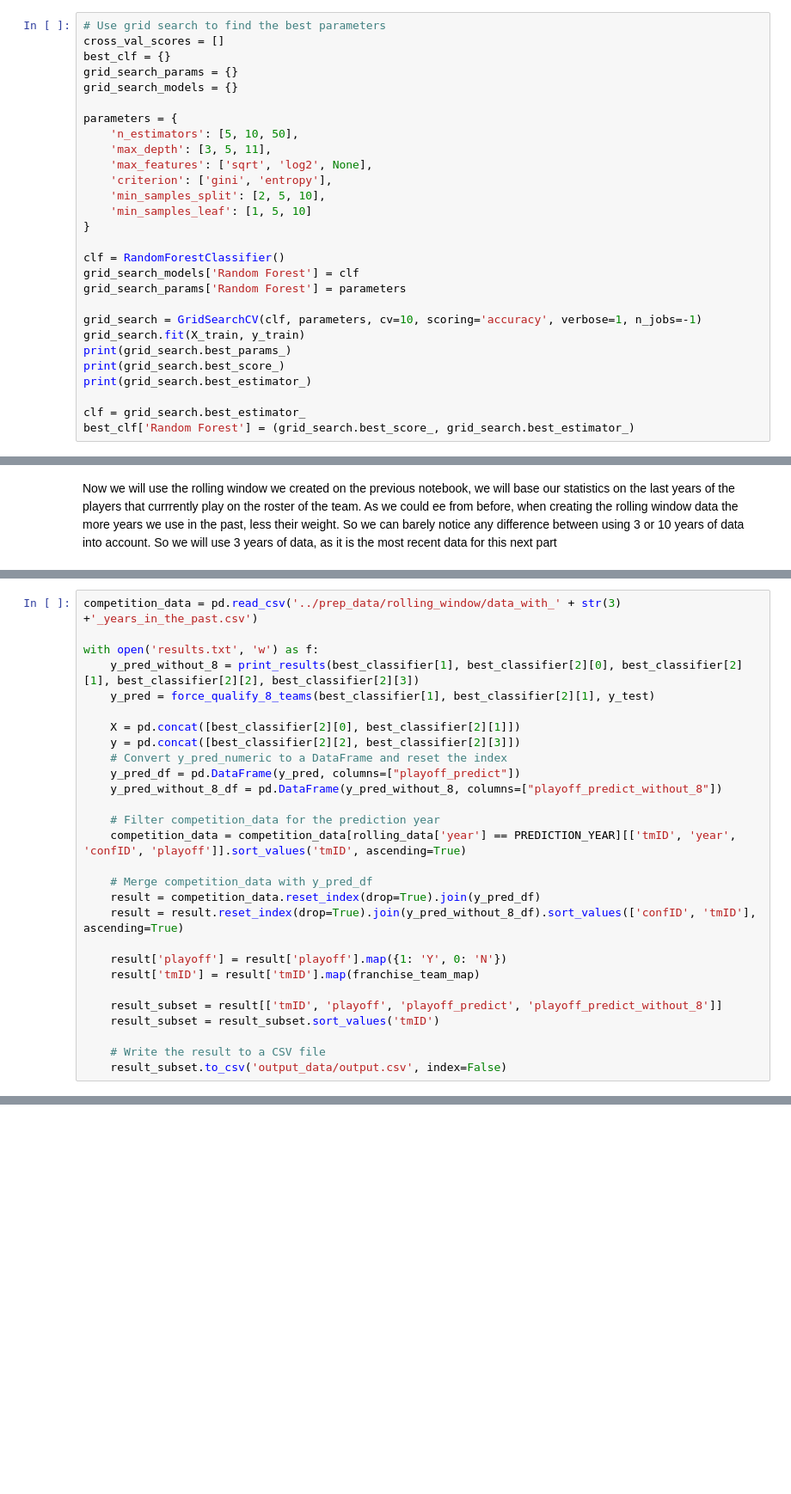
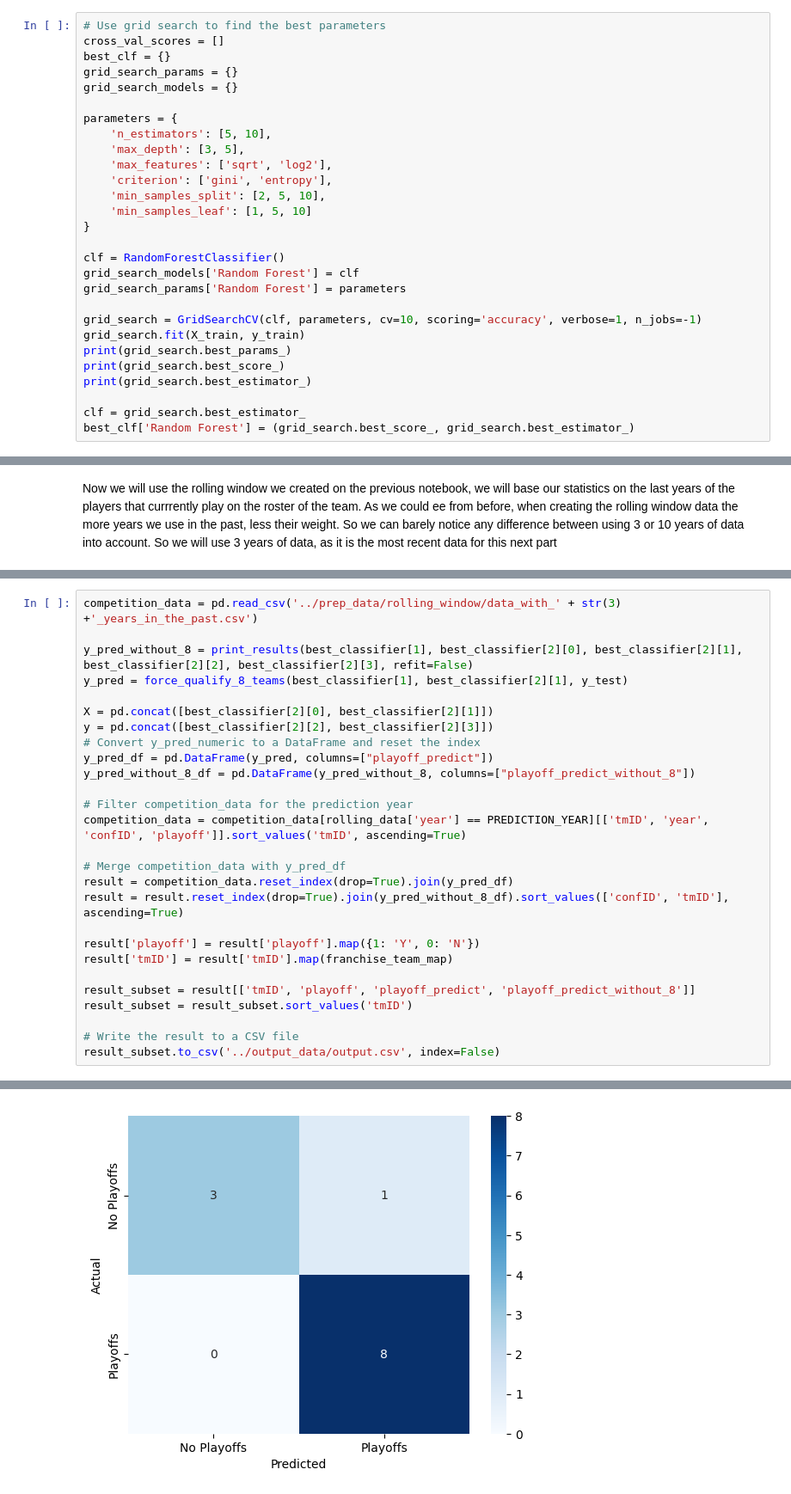
Before and after one commit to jogp10/WnbaPlayoffsPredicting, a Jupyter notebook: notebooks/modelling.ipynb, the cells around one changed output, grey strips where cells are left out. Shown at 86% size. Saved outputs shown, nothing was run; the diff lists cells and outputs as text; blank space fills up the shorter version.

Commit message:
Update to latest best version

```diff
--- a/notebooks/modelling.ipynb
+++ b/notebooks/modelling.ipynb
@@ -507,9 +597,9 @@ grid_search_params = {}
 grid_search_models = {}
 
 parameters = {
-    'n_estimators': [5, 10, 50],
-    'max_depth': [3, 5, 11],
-    'max_features': ['sqrt', 'log2', None],
+    'n_estimators': [5, 10],
+    'max_depth': [3, 5],
+    'max_features': ['sqrt', 'log2'],
     'criterion': ['gini', 'entropy'],
     'min_samples_split': [2, 5, 10],
     'min_samples_leaf': [1, 5, 10]
@@ -795,28 +1030,28 @@ for best_name, best in best_clf.items():
 # %%
 competition_data = pd.read_csv('../prep_data/rolling_window/data_with_' + str(3) +'_years_in_the_past.csv')
 
-with open('results.txt', 'w') as f:
-    y_pred_without_8 = print_results(best_classifier[1], best_classifier[2][0], best_classifier[2][1], best_classifier[2][2], best_classifier[2][3])
-    y_pred = force_qualify_8_teams(best_classifier[1], best_classifier[2][1], y_test)
+y_pred_without_8 = print_results(best_classifier[1], best_classifier[2][0], best_classifier[2][1], best_classifier[2][2], best_classifier[2][3], refit=False)
+y_pred = force_qualify_8_teams(best_classifier[1], best_classifier[2][1], y_test)
 
-    X = pd.concat([best_classifier[2][0], best_classifier[2][1]])
-    y = pd.concat([best_classifier[2][2], best_classifier[2][3]])
-    # Convert y_pred_numeric to a DataFrame and reset the index
-    y_pred_df = pd.DataFrame(y_pred, columns=["playoff_predict"])
-    y_pred_without_8_df = pd.DataFrame(y_pred_without_8, columns=["playoff_predict_without_8"])
+X = pd.concat([best_classifier[2][0], best_classifier[2][1]])
+y = pd.concat([best_classifier[2][2], best_classifier[2][3]])
+# Convert y_pred_numeric to a DataFrame and reset the index
+y_pred_df = pd.DataFrame(y_pred, columns=["playoff_predict"])
+y_pred_without_8_df = pd.DataFrame(y_pred_without_8, columns=["playoff_predict_without_8"])
 
-    # Filter competition_data for the prediction year
-    competition_data = competition_data[rolling_data['year'] == PREDICTION_YEAR][['tmID', 'year', 'confID', 'playoff']].sort_values('tmID', ascending=True)
+# Filter competition_data for the prediction year
+competition_data = competition_data[rolling_data['year'] == PREDICTION_YEAR][['tmID', 'year', 'confID', 'playoff']].sort_values('tmID', ascending=True)
 
-    # Merge competition_data with y_pred_df
-    result = competition_data.reset_index(drop=True).join(y_pred_df)
-    result = result.reset_index(drop=True).join(y_pred_without_8_df).sort_values(['confID', 'tmID'], ascending=True)
+# Merge competition_data with y_pred_df
+result = competition_data.reset_index(drop=True).join(y_pred_df)
+result = result.reset_index(drop=True).join(y_pred_without_8_df).sort_values(['confID', 'tmID'], ascending=True)
 
-    result['playoff'] = result['playoff'].map({1: 'Y', 0: 'N'})
-    result['tmID'] = result['tmID'].map(franchise_team_map)
+result['playoff'] = result['playoff'].map({1: 'Y', 0: 'N'})
+result['tmID'] = result['tmID'].map(franchise_team_map)
 
-    result_subset = result[['tmID', 'playoff', 'playoff_predict', 'playoff_predict_without_8']]
-    result_subset = result_subset.sort_values('tmID')
+result_subset = result[['tmID', 'playoff', 'playoff_predict', 'playoff_predict_without_8']]
+result_subset = result_subset.sort_values('tmID')
 
-    # Write the result to a CSV file
-    result_subset.to_csv('output_data/output.csv', index=False)
+# Write the result to a CSV file
+result_subset.to_csv('../output_data/output.csv', index=False)
+# %% [output]
@@ -822,0 +1061 @@ with open('results.txt', 'w') as f:
+[figure, added]
```
Also changed, not shown: parts of 26 cells of this notebook, 2 other files.
